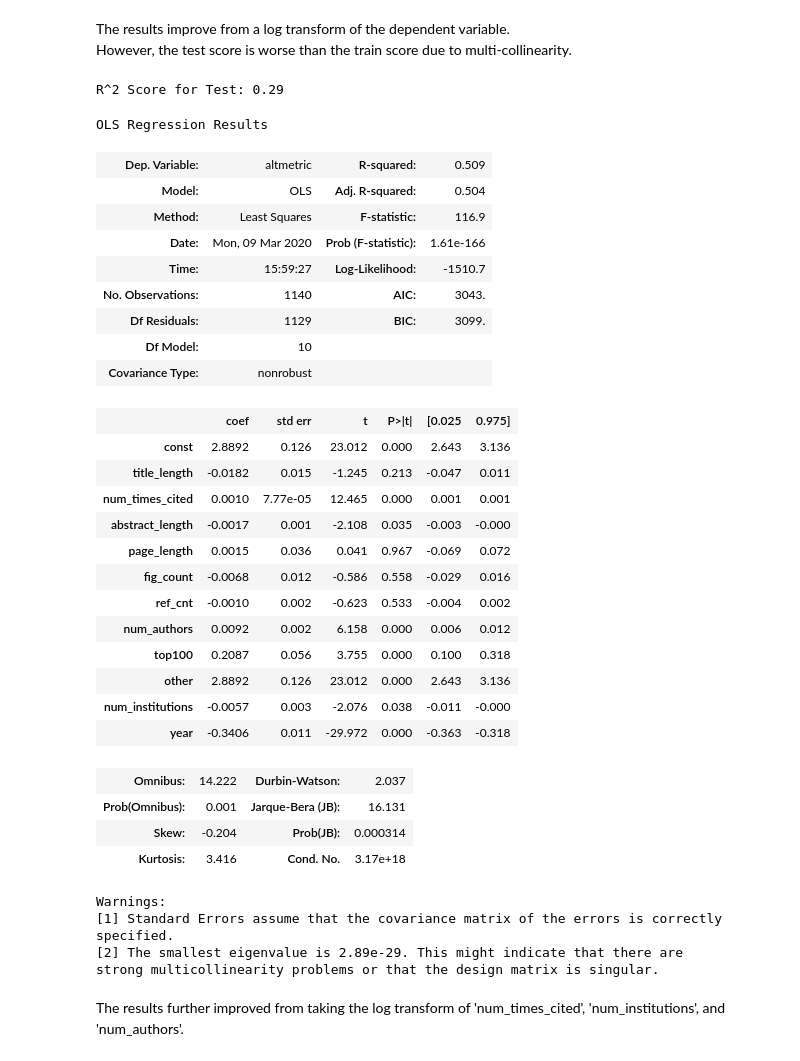
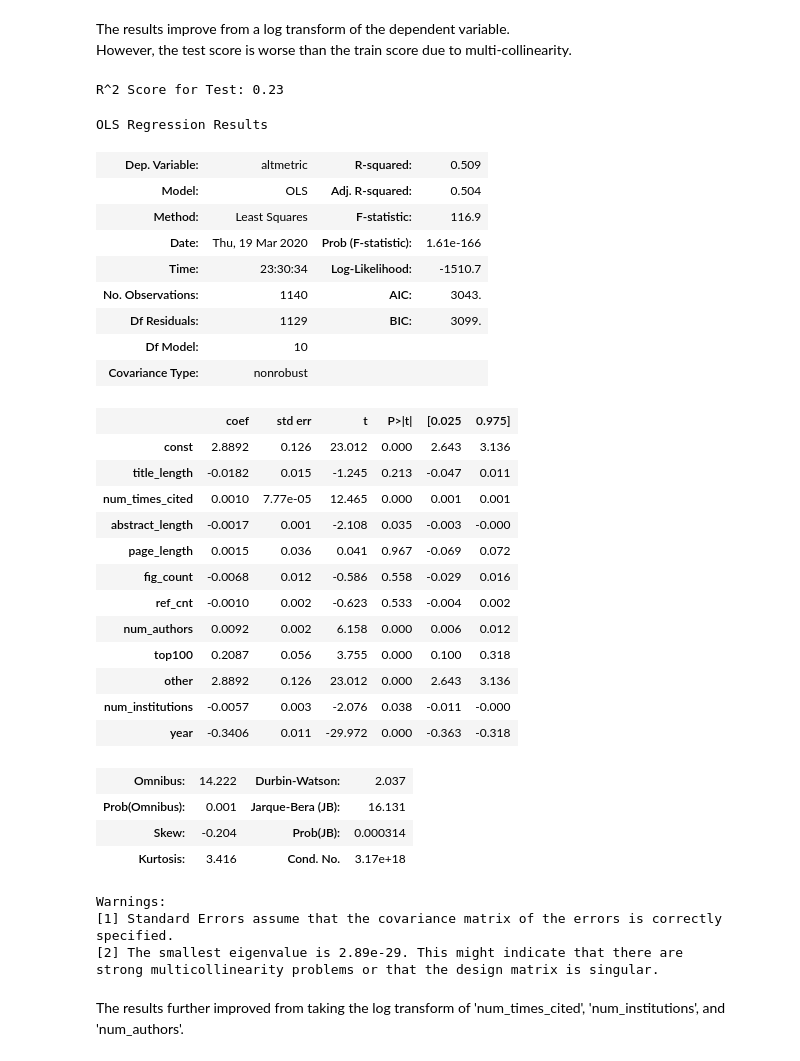
Before and after one commit to kevinchiv/Predicting-Altmetric-Score, a Jupyter notebook: 03 - Regression Modeling.ipynb, the cells around one changed output. Cells and saved outputs as stored; diff of their text form; code cells hidden in the pictures.

```diff
--- a/03 - Regression Modeling.ipynb
+++ b/03 - Regression Modeling.ipynb
@@ -182,26 +182,27 @@ However, the test score is worse than the train score due to multi-collinearity.
 # %%
 #log model
 
 df = combined.copy()
 X, y = df.drop(columns = ['altmetric']), df['altmetric']
 X_train, X_test, y_train, y_test = train_test_split(X, y, test_size= 0.2, random_state = 42)
 X_train = sm.add_constant(X_train, has_constant='add') #something already has a variance of 0
 model = sm.OLS(np.log(y_train+1), X_train)
 
+fit = model.fit()
+
 X_test = sm.add_constant(X_test, has_constant='add')
-y_pred = fit.predict(X_test)
+y_pred = np.exp(fit.predict(X_test))
 print('R^2 Score for Test: ' + str(round(r2_score(y_test, y_pred), 2)))
 
-fit = model.fit()
 fit.summary()
 # %% [output]
-R^2 Score for Test: 0.29
+R^2 Score for Test: 0.23
 OLS Regression Results
 | Dep. Variable: | altmetric | R-squared: | 0.509 |
 | Model: | OLS | Adj. R-squared: | 0.504 |
 | Method: | Least Squares | F-statistic: | 116.9 |
-| Date: | Mon, 09 Mar 2020 | Prob (F-statistic): | 1.61e-166 |
-| Time: | 15:59:27 | Log-Likelihood: | -1510.7 |
+| Date: | Thu, 19 Mar 2020 | Prob (F-statistic): | 1.61e-166 |
+| Time: | 23:30:34 | Log-Likelihood: | -1510.7 |
 | No. Observations: | 1140 | AIC: | 3043. |
 | Df Residuals: | 1129 | BIC: | 3099. |
 | Df Model: | 10 |  |  |
```
Also changed, not shown: parts of 14 cells of this notebook.
